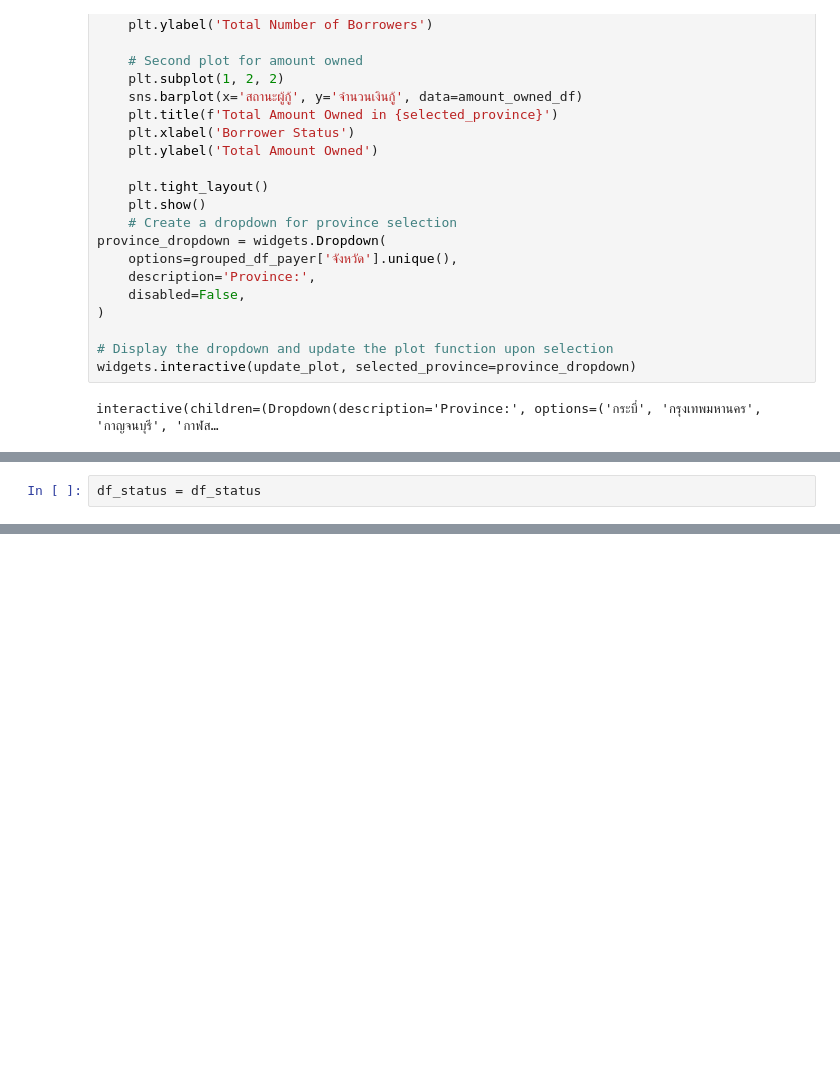
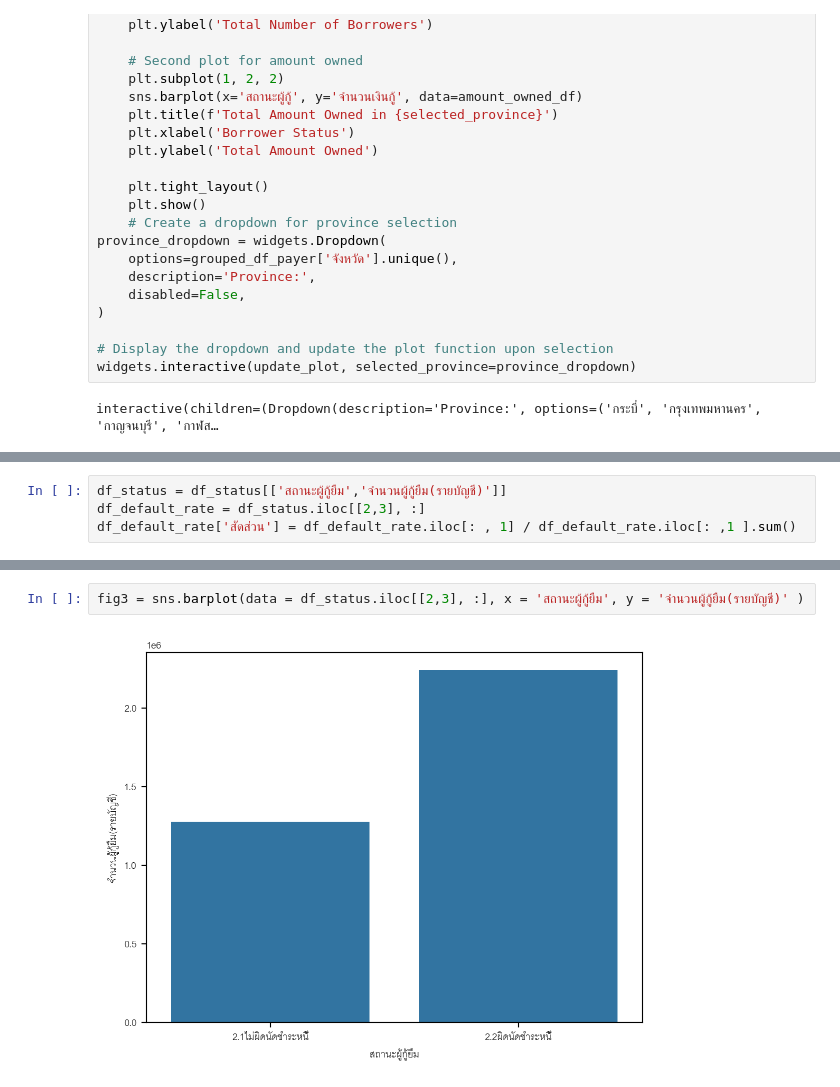
Before and after one commit to purachai-phonwisut/student-loan-analysis, a Jupyter notebook: notebook/owen.ipynb, the cells around one changed output, grey strips where cells are left out. Drawn from its saved outputs; the diff is of its cells as text; blank space fills up the shorter version.

```diff
--- a/notebook/owen.ipynb
+++ b/notebook/owen.ipynb
@@ -357,2 +227,4 @@ df_status
-# %%
-df_status = df_status
+# %%
+df_status = df_status[['สถานะผู้กู้ยืม','จำนวนผู้กู้ยืม(รายบัญชี)']]
+df_default_rate = df_status.iloc[[2,3], :]
+df_default_rate['สัดส่วน'] = df_default_rate.iloc[: , 1] / df_default_rate.iloc[: ,1 ].sum()
@@ -358,0 +237,4 @@ df_status = df_status
+# %%
+fig3 = sns.barplot(data = df_status.iloc[[2,3], :], x = 'สถานะผู้กู้ยืม', y = 'จำนวนผู้กู้ยืม(รายบัญชี)' )
+# %% [output]
+[figure, added]
```
Also changed, not shown: parts of 29 cells of this notebook.
